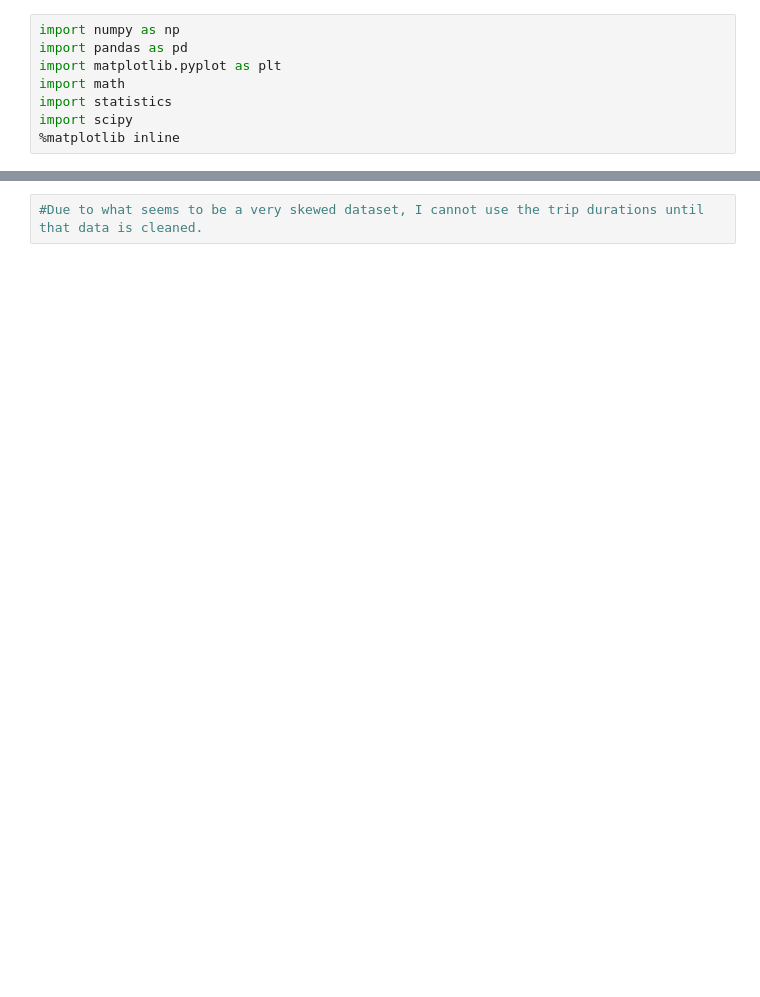
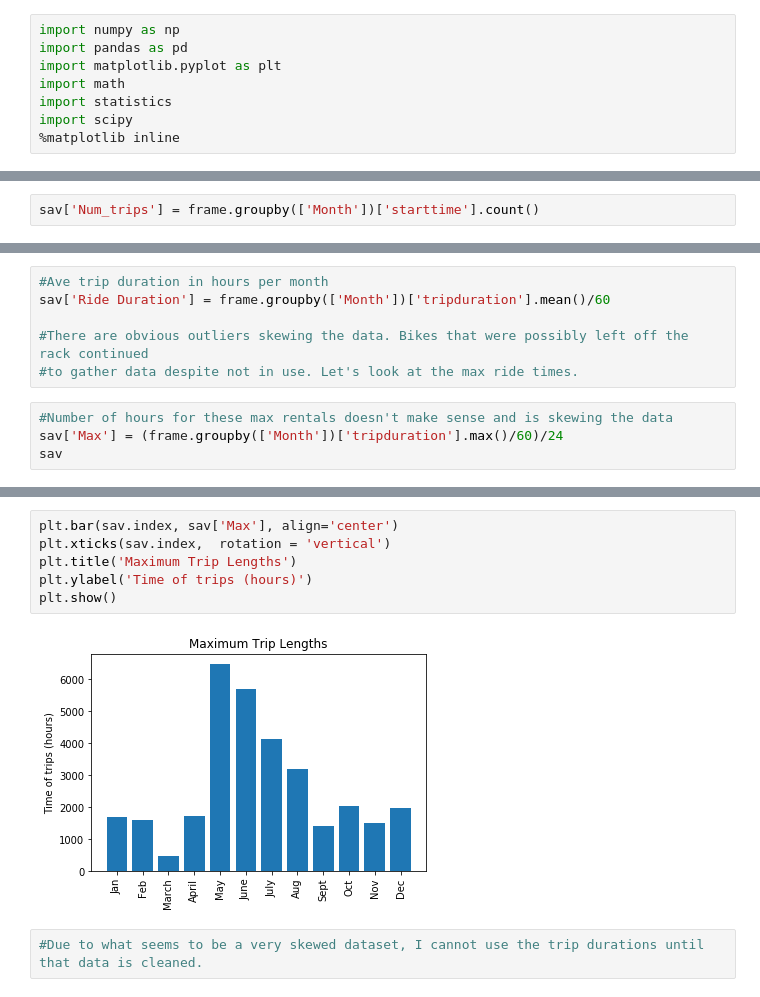
Before and after one commit to harr1582/Boston-Blue-Bike-Project, a Jupyter notebook: Boston Bikes All Year.ipynb, the cells around one changed output, grey strips where cells are left out. Cells and saved outputs as stored; diff of their text form; blank space fills up the shorter version.

```diff
--- a/Boston Bikes All Year.ipynb
+++ b/Boston Bikes All Year.ipynb
@@ -228 +134,3 @@ print (Trips_per_month)
+# %%
+sav['Num_trips'] = frame.groupby(['Month'])['starttime'].count()
 # %%
@@ -278,0 +145,10 @@ plt.show()
+# %%
+#Ave trip duration in hours per month
+sav['Ride Duration'] = frame.groupby(['Month'])['tripduration'].mean()/60
+
+#There are obvious outliers skewing the data. Bikes that were possibly left off the rack continued
+#to gather data despite not in use. Let's look at the max ride times.
+# %%
+#Number of hours for these max rentals doesn't make sense and is skewing the data
+sav['Max'] = (frame.groupby(['Month'])['tripduration'].max()/60)/24
+sav
@@ -279,2 +170,10 @@ plt.show()
+# %%
+plt.bar(sav.index, sav['Max'], align='center')
+plt.xticks(sav.index,  rotation = 'vertical')
+plt.title('Maximum Trip Lengths')
+plt.ylabel('Time of trips (hours)')
+plt.show()
+# %% [output]
+[figure, added]
 # %%
 #Due to what seems to be a very skewed dataset, I cannot use the trip durations until that data is cleaned.
```
Also changed, not shown: parts of 30 cells of this notebook.
